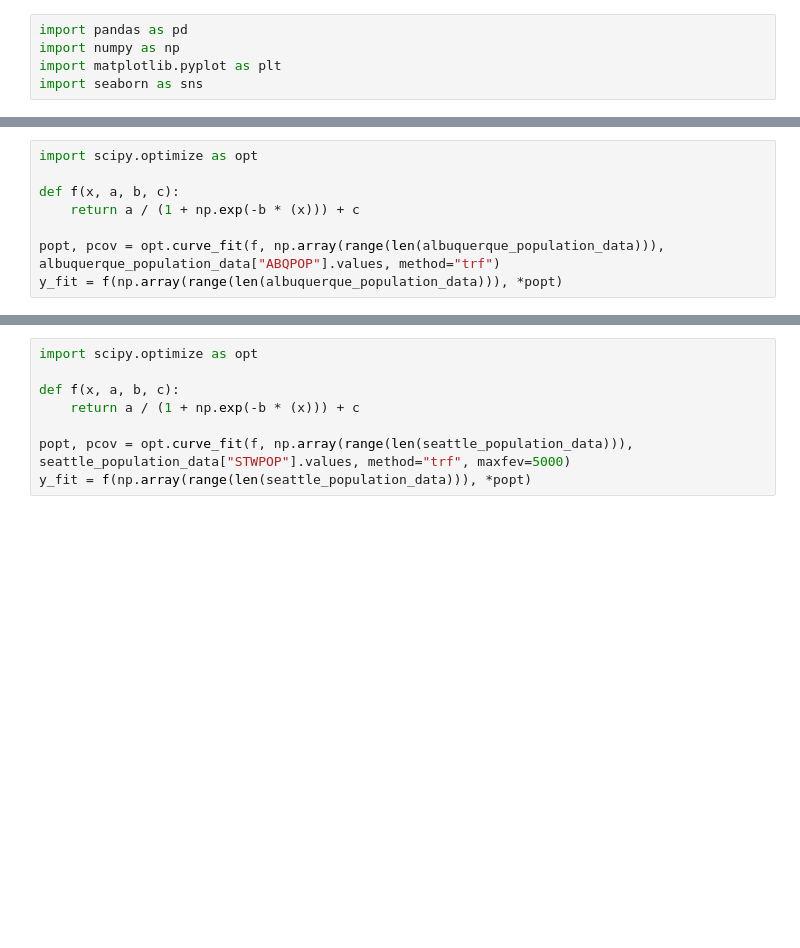
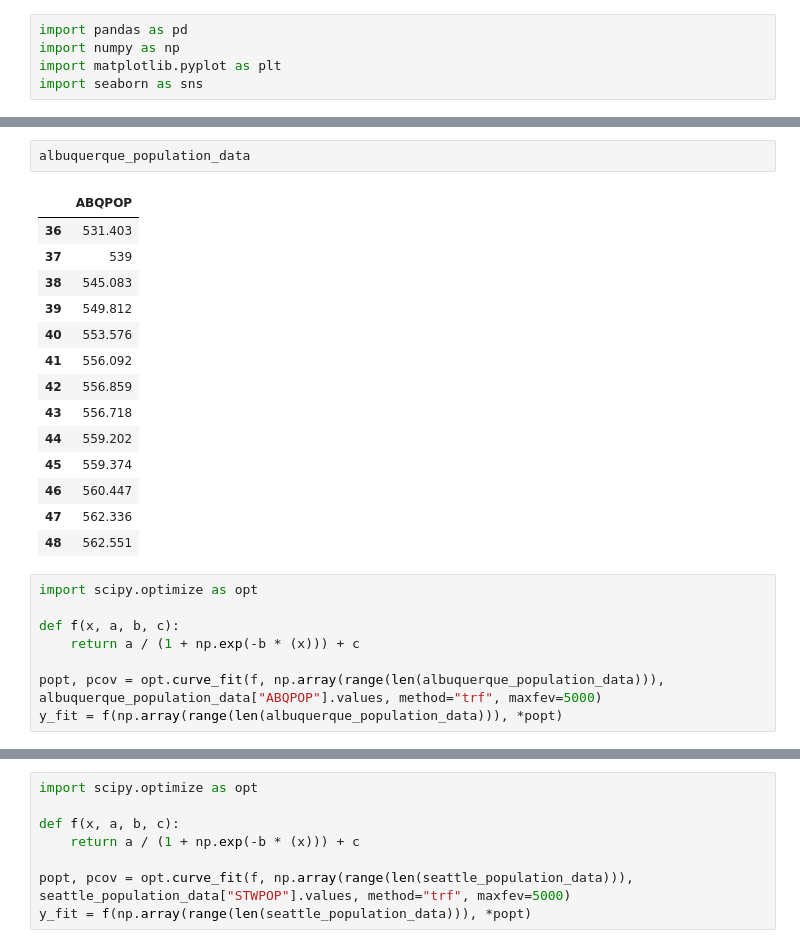
Before and after one commit to EulerPascal404/M3Practice, a Jupyter notebook: scripts/modeling_part2.ipynb, the cells around one changed output, grey strips where cells are left out. Drawn from its saved outputs; the diff is of its cells as text; blank space fills up the shorter version.

```diff
--- a/scripts/modeling_part2.ipynb
+++ b/scripts/modeling_part2.ipynb
@@ -9,8 +21,25 @@ seattle_population_data = pd.read_csv("../demand_influx_data/resident_population
+# %%
+albuquerque_population_data
+# %% [output]
+|  | ABQPOP |
+| 36 | 531.403 |
+| 37 | 539 |
+| 38 | 545.083 |
+| 39 | 549.812 |
+| 40 | 553.576 |
+| 41 | 556.092 |
+| 42 | 556.859 |
+| 43 | 556.718 |
+| 44 | 559.202 |
+| 45 | 559.374 |
+| 46 | 560.447 |
+| 47 | 562.336 |
+| 48 | 562.551 |
 # %%
 import scipy.optimize as opt
 
 def f(x, a, b, c):
     return a / (1 + np.exp(-b * (x))) + c
 
-popt, pcov = opt.curve_fit(f, np.array(range(len(albuquerque_population_data))), albuquerque_population_data["ABQPOP"].values, method="trf")
+popt, pcov = opt.curve_fit(f, np.array(range(len(albuquerque_population_data))), albuquerque_population_data["ABQPOP"].values, method="trf", maxfev=5000)
 y_fit = f(np.array(range(len(albuquerque_population_data))), *popt)
```
Also changed, not shown: parts of 8 cells of this notebook, 3 other files.
